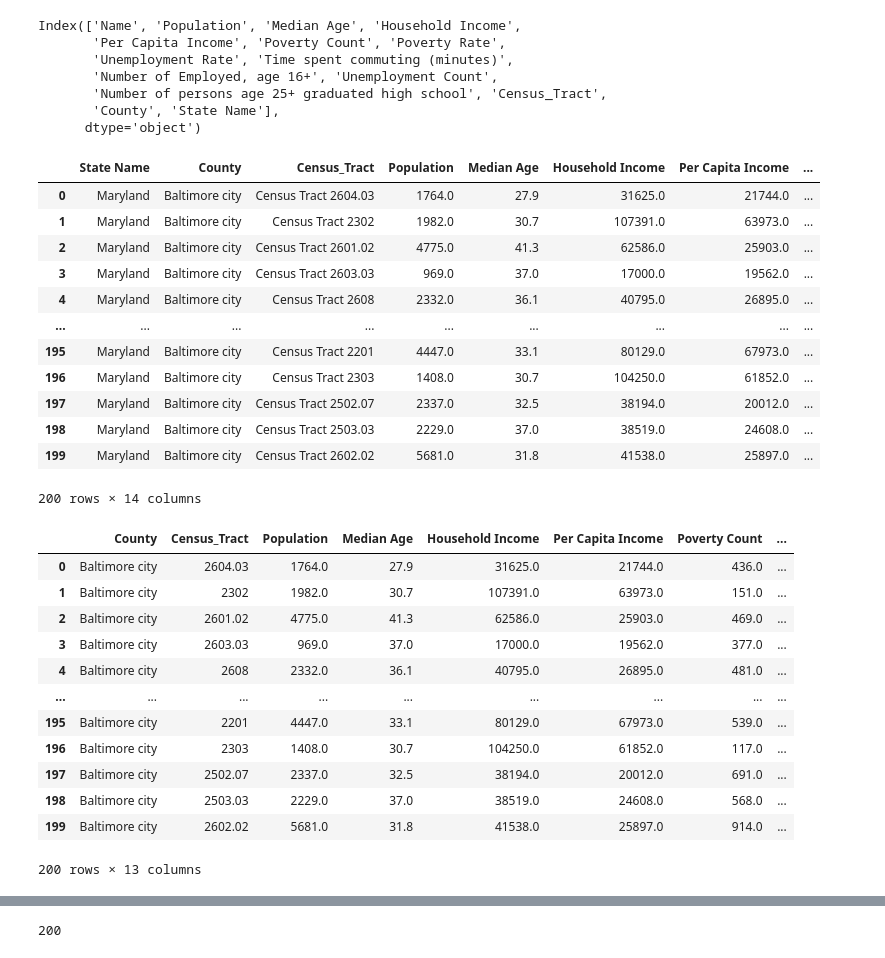
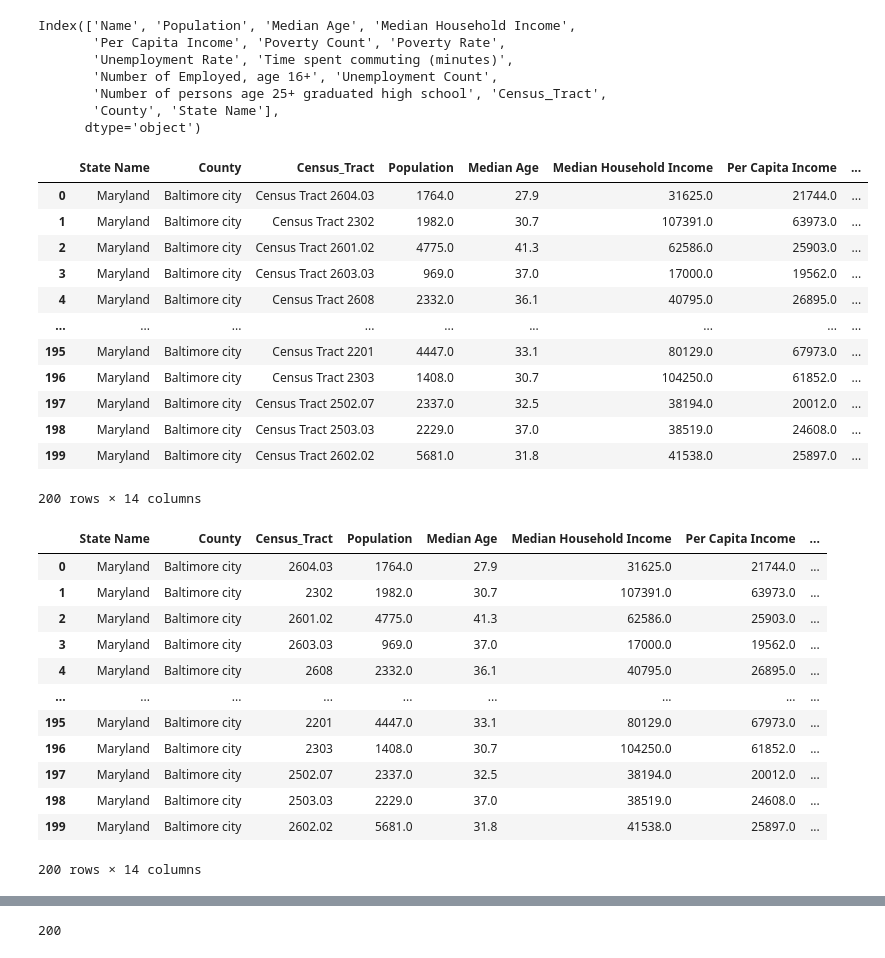
Before and after one commit to Jenkir/Land_Use_Commitee_CC_Analysis, a Jupyter notebook: corridors_062222.ipynb, the cells around one changed output, grey strips where cells are left out. Drawn from its saved outputs; the diff is of its cells as text; code cells hidden in the pictures.

Commit message:
Tweaked some column info

```diff
--- a/corridors_062222.ipynb
+++ b/corridors_062222.ipynb
@@ -50,7 +50,7 @@ census_pd.head()
 # Column Reordering
 census_pd = census_pd.rename(columns={"B01003_001E": "Population",
                                       "B01002_001E": "Median Age",
-                                      "B19013_001E": "Household Income",
+                                      "B19013_001E": "Median Household Income",
                                       "B19301_001E": "Per Capita Income",
                                       "B17001_002E": "Poverty Count",
                                       "B08136_003E": "Time spent commuting (minutes)",
@@ -70,7 +70,7 @@ census_pd["Unemployment Rate"] = 100 * \
         int) / census_pd["Population"].astype(int)
 
 # Final DataFrame
-census_pd = census_pd[["State", "Name", "Population", "Median Age", "Household Income",
+census_pd = census_pd[["State", "Name", "Population", "Median Age", "Median Household Income",
                        "Per Capita Income", "Poverty Count", "Poverty Rate", "Unemployment Rate",
                        "Time spent commuting (minutes)","Number of Employed, age 16+", "Unemployment Count",
                       "Number of persons age 25+ graduated high school"]]
@@ -144,7 +144,7 @@ census_pd.head()
 # %%
 census_pd.columns
 # %% [output]
-Index(['Name', 'Population', 'Median Age', 'Household Income',
+Index(['Name', 'Population', 'Median Age', 'Median Household Income',
        'Per Capita Income', 'Poverty Count', 'Poverty Rate',
        'Unemployment Rate', 'Time spent commuting (minutes)',
        'Number of Employed, age 16+', 'Unemployment Count',
@@ -153,13 +153,13 @@ Index(['Name', 'Population', 'Median Age', 'Household Income',
       dtype='object')
 # %%
 # Reorganize the columns using double brackets
-census_pd = census_pd[["State Name","County","Census_Tract","Population",'Median Age', 'Household Income', 'Per Capita Income',
+census_pd = census_pd[["State Name","County","Census_Tract","Population",'Median Age', 'Median Household Income', 'Per Capita Income',
        'Poverty Count', 'Poverty Rate', 'Unemployment Rate',
        'Time spent commuting (minutes)', 'Number of Employed, age 16+',
        'Unemployment Count', 'Number of persons age 25+ graduated high school']]
 census_pd
 # %% [output]
-|  | State Name | County | Census_Tract | Population | Median Age | Household Income | Per Capita Income | ... |
+|  | State Name | County | Census_Tract | Population | Median Age | Median Household Income | Per Capita Income | ... |
 | 0 | Maryland | Baltimore city | Census Tract 2604.03 | 1764.0 | 27.9 | 31625.0 | 21744.0 | ... |
 | 1 | Maryland | Baltimore city | Census Tract 2302 | 1982.0 | 30.7 | 107391.0 | 63973.0 | ... |
 | 2 | Maryland | Baltimore city | Census Tract 2601.02 | 4775.0 | 41.3 | 62586.0 | 25903.0 | ... |
@@ -176,19 +176,19 @@ census_pd
 census_pd["Census_Tract"] = census_pd['Census_Tract'].str.replace('Census Tract', "")
 census_pd
 # %% [output]
-|  | County | Census_Tract | Population | Median Age | Household Income | Per Capita Income | Poverty Count | ... |
-| 0 | Baltimore city | 2604.03 | 1764.0 | 27.9 | 31625.0 | 21744.0 | 436.0 | ... |
-| 1 | Baltimore city | 2302 | 1982.0 | 30.7 | 107391.0 | 63973.0 | 151.0 | ... |
-| 2 | Baltimore city | 2601.02 | 4775.0 | 41.3 | 62586.0 | 25903.0 | 469.0 | ... |
-| 3 | Baltimore city | 2603.03 | 969.0 | 37.0 | 17000.0 | 19562.0 | 377.0 | ... |
-| 4 | Baltimore city | 2608 | 2332.0 | 36.1 | 40795.0 | 26895.0 | 481.0 | ... |
+|  | State Name | County | Census_Tract | Population | Median Age | Median Household Income | Per Capita Income | ... |
+| 0 | Maryland | Baltimore city | 2604.03 | 1764.0 | 27.9 | 31625.0 | 21744.0 | ... |
+| 1 | Maryland | Baltimore city | 2302 | 1982.0 | 30.7 | 107391.0 | 63973.0 | ... |
+| 2 | Maryland | Baltimore city | 2601.02 | 4775.0 | 41.3 | 62586.0 | 25903.0 | ... |
+| 3 | Maryland | Baltimore city | 2603.03 | 969.0 | 37.0 | 17000.0 | 19562.0 | ... |
+| 4 | Maryland | Baltimore city | 2608 | 2332.0 | 36.1 | 40795.0 | 26895.0 | ... |
 | ... | ... | ... | ... | ... | ... | ... | ... | ... |
-| 195 | Baltimore city | 2201 | 4447.0 | 33.1 | 80129.0 | 67973.0 | 539.0 | ... |
-| 196 | Baltimore city | 2303 | 1408.0 | 30.7 | 104250.0 | 61852.0 | 117.0 | ... |
-| 197 | Baltimore city | 2502.07 | 2337.0 | 32.5 | 38194.0 | 20012.0 | 691.0 | ... |
-| 198 | Baltimore city | 2503.03 | 2229.0 | 37.0 | 38519.0 | 24608.0 | 568.0 | ... |
-| 199 | Baltimore city | 2602.02 | 5681.0 | 31.8 | 41538.0 | 25897.0 | 914.0 | ... |
+| 195 | Maryland | Baltimore city | 2201 | 4447.0 | 33.1 | 80129.0 | 67973.0 | ... |
+| 196 | Maryland | Baltimore city | 2303 | 1408.0 | 30.7 | 104250.0 | 61852.0 | ... |
+| 197 | Maryland | Baltimore city | 2502.07 | 2337.0 | 32.5 | 38194.0 | 20012.0 | ... |
+| 198 | Maryland | Baltimore city | 2503.03 | 2229.0 | 37.0 | 38519.0 | 24608.0 | ... |
+| 199 | Maryland | Baltimore city | 2602.02 | 5681.0 | 31.8 | 41538.0 | 25897.0 | ... |
-200 rows × 13 columns
+200 rows × 14 columns
 # %%
 # Calculations can also be performed on Series and added into DataFrames as new columns
 #thousands_of_dollars = data_file_df["Amount"]/1000
```
Also changed, not shown: parts of 9 cells of this notebook, 1 other file.
